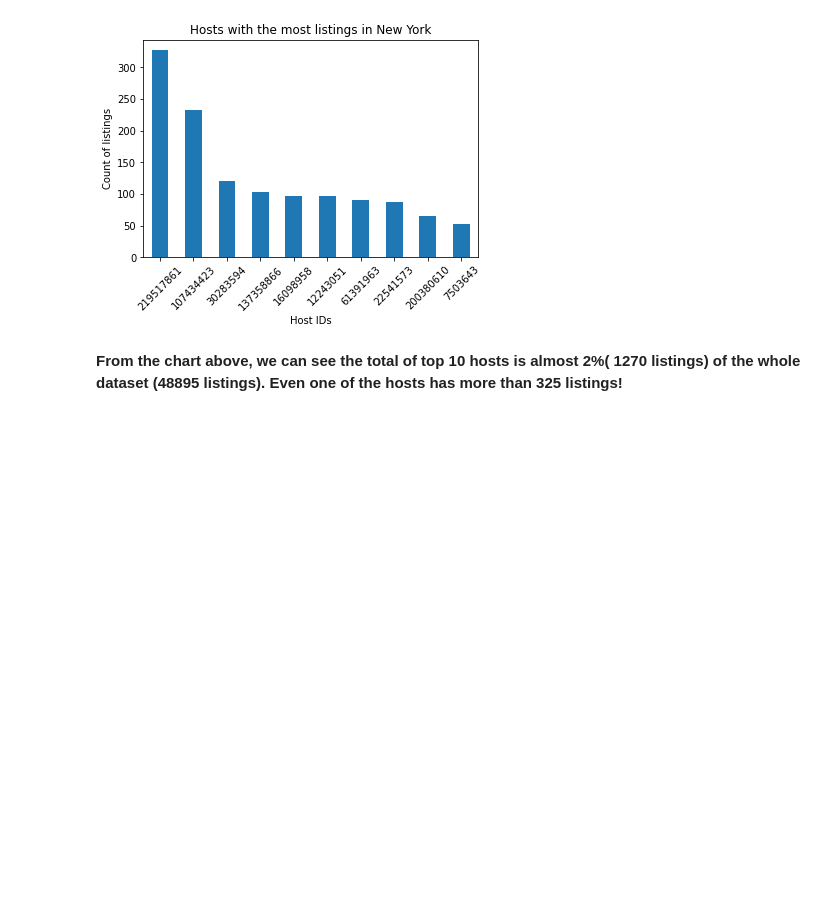
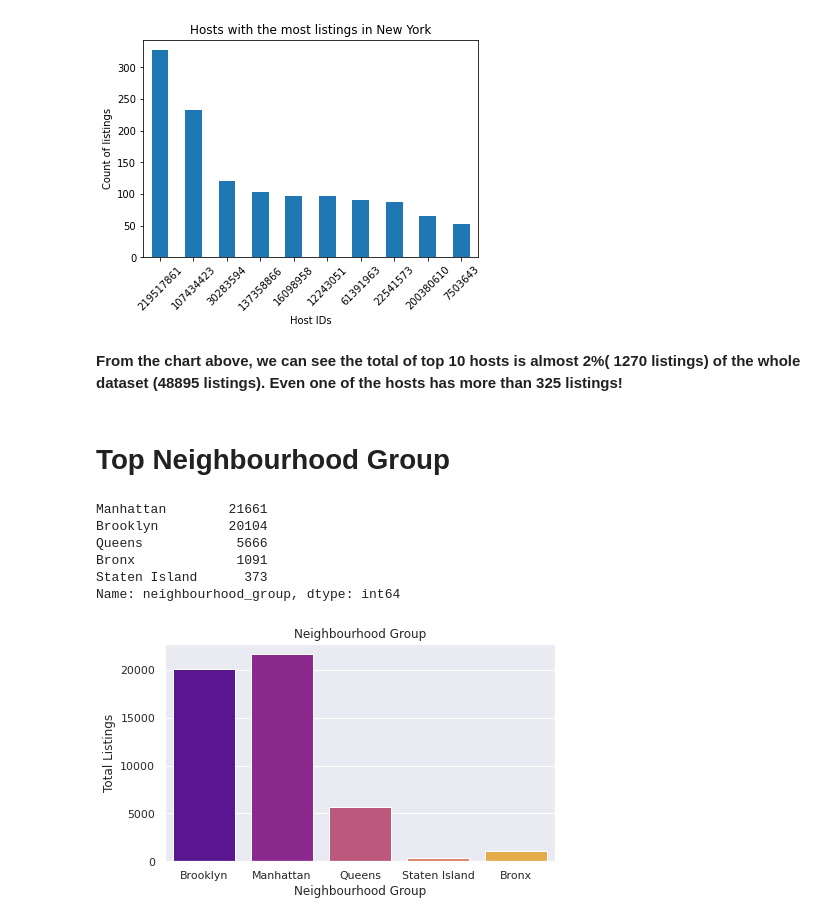
Before and after one commit to Shubhampatil555/Airbnb-booking-data-analysis, a Jupyter notebook: EDA_of_Airbnb_data_analysis_capstone_project.ipynb, the cells around one changed output. Cells and saved outputs as stored; diff of their text form; code cells hidden in the pictures; blank space fills up the shorter version.

```diff
--- a/EDA_of_Airbnb_data_analysis_capstone_project.ipynb
+++ b/EDA_of_Airbnb_data_analysis_capstone_project.ipynb
@@ -257,3 +257,22 @@ sns.set(rc={'figure.figsize':(10,8)})
 [figure]
 # %% [markdown]
 **From the chart above, we can see the total of top 10 hosts is almost 2%( 1270 listings) of the whole dataset (48895 listings). Even one of the hosts has more than 325 listings!**
+# %% [markdown]
+# **Top Neighbourhood Group**
+# %%
+# Plotting Graph of Neighbourhood group and their total number of listings
+sns.countplot(airbnb['neighbourhood_group'], palette="plasma")
+fig = plt.gcf()
+fig.set_size_inches(7,4)
+plt.title('Neighbourhood Group')
+plt.xlabel('Neighbourhood Group')
+plt.ylabel('Total Listings')
+print(airbnb.neighbourhood_group.value_counts())
+# %% [output]
+Manhattan        21661
+Brooklyn         20104
+Queens            5666
+Bronx             1091
+Staten Island      373
+Name: neighbourhood_group, dtype: int64
+[figure, added]
```
